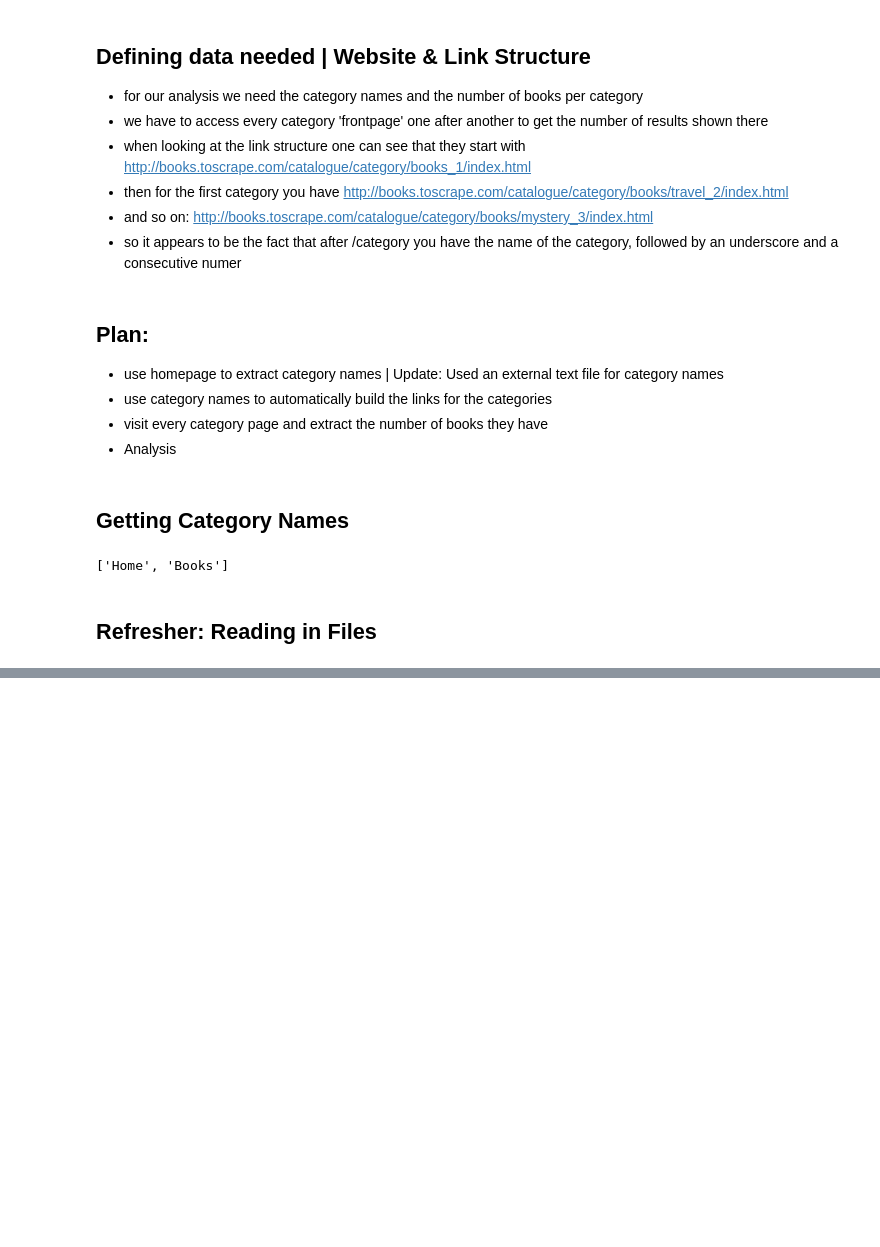
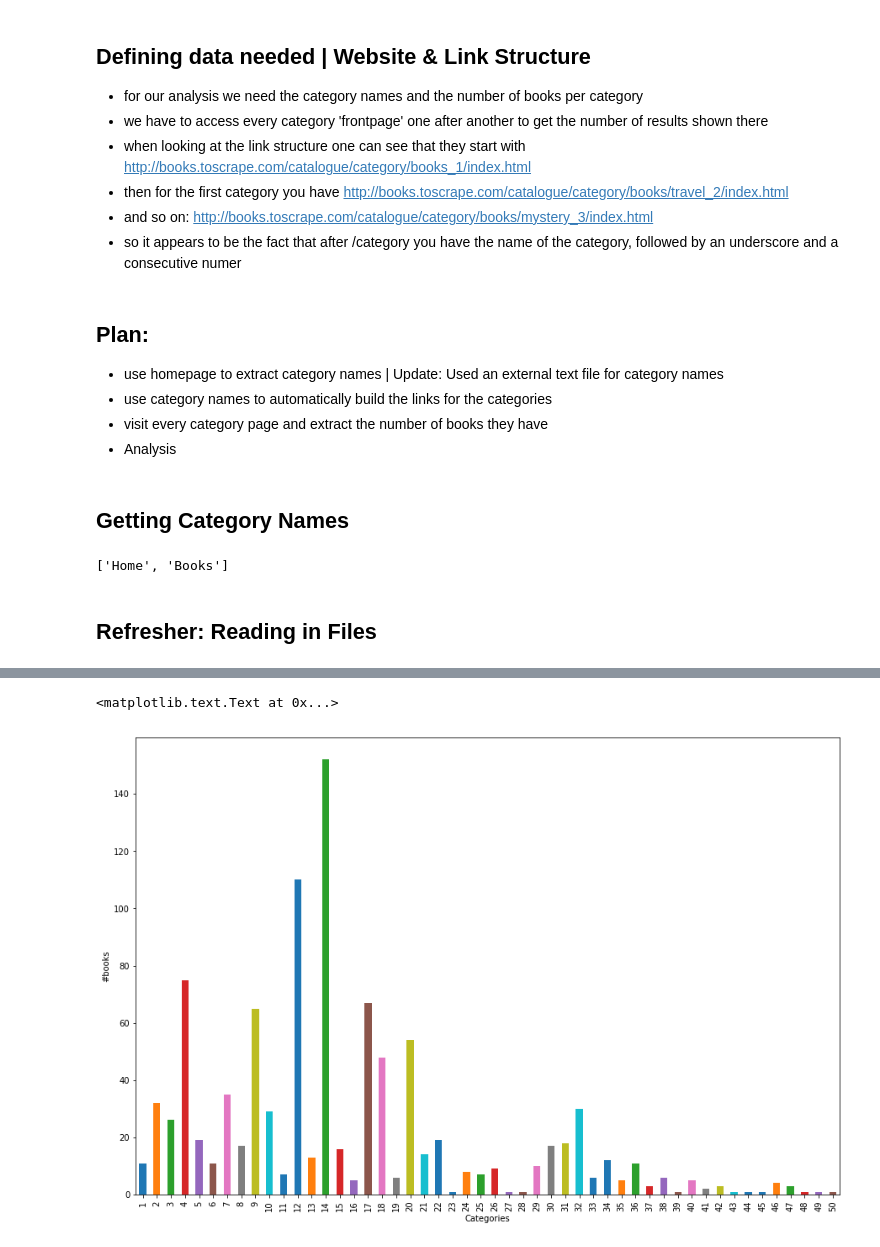
Before and after one commit to ad002/Webscraper, a Jupyter notebook: 02_booksPerCategory.ipynb, the cells around one changed output, grey strips where cells are left out. Cells and saved outputs as stored; diff of their text form; code cells hidden in the pictures; blank space fills up the shorter version.

Commit message:
Scraper working. Went on until visualizing

```diff
--- a/02_booksPerCategory.ipynb
+++ b/02_booksPerCategory.ipynb
@@ -106,0 +202,22 @@ len(categories)
+# %%
+#Empty list for number of books per category
+#NBPC stands for numberOfBooksPerCategory
+NBPC = []
+for i in linklist:
+    #Only if page available, keep going
+    if requests.get(i).status_code==200:
+        #Here comes the extracting part
+
+        #Getting the raw html
+        html = requests.get(i)
+        #Creating Parse Tree with BeautifulSoup
+        soup=BeautifulSoup(html.text, 'html.parser')
+        #Find the tags with name 'strong' (where the number of books per category is stored in the html)
+        tags = soup.find_all('strong')
+        #Empty list for the raw text of the content of the text
+        tagText=[]
+        for i in tags:
+            tagText.append(i.text.strip())
+        #There are always 5 tags inside the 'strong' container, of which the second one is the books per category
+        NBPC.append(tagText[1])
+print(NBPC)
@@ -106,0 +226,4 @@ len(categories)
+# %%
+#Converting str into ints
+NBPC = [int(i) for i in NBPC]
+NBPC[0:5]
@@ -106,0 +245,3 @@ len(categories)
+# %%
+#Merging two lists into a DataFrame
+df = pd.DataFrame({'Category':categories, '# Books':NBPC})
@@ -106,0 +257,10 @@ len(categories)
+# %%
+#Drop first row as it contains total number of books
+df = df.iloc[1:]
+# %%
+df['# Books'].plot(kind='bar',figsize=(15,10));
+plt.ylabel('#books')
+plt.xlabel('Categories')
+# %% [output]
+<matplotlib.text.Text at 0x...>
+[figure, added]
```
Also changed, not shown: parts of 30 cells of this notebook.
